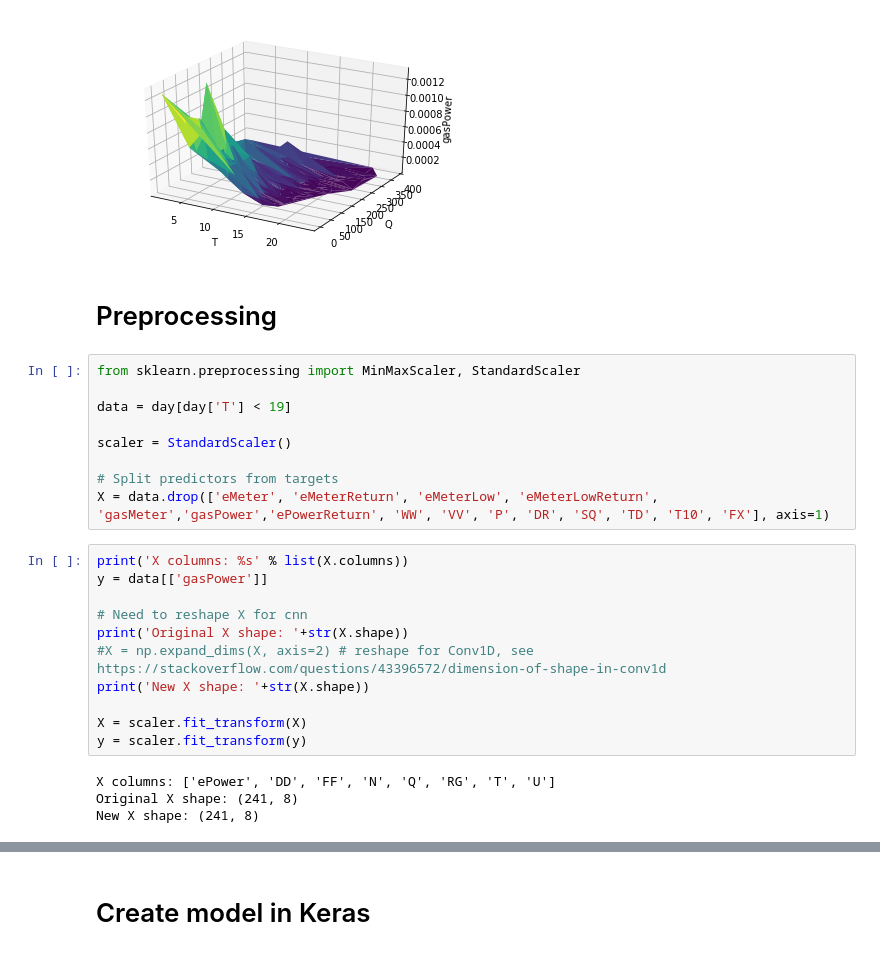
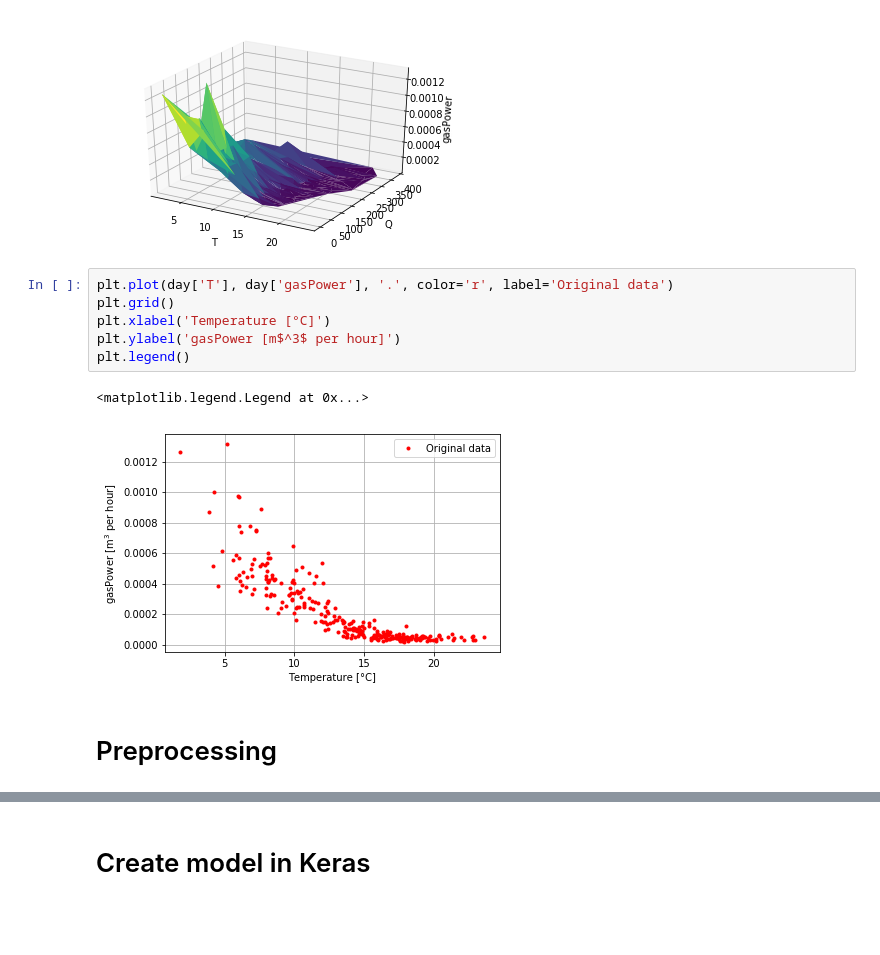
Before and after one commit to deKeijzer/KB-74-OPSCHALER, a Jupyter notebook: Personal_folders/Brian/Keras/Keras tryout.ipynb, the cells around one changed output, grey strips where cells are left out. Drawn from its saved outputs; the diff is of its cells as text; blank space fills up the shorter version.

```diff
--- a/Personal_folders/Brian/Keras/Keras tryout.ipynb
+++ b/Personal_folders/Brian/Keras/Keras tryout.ipynb
@@ -103,29 +103,14 @@ ax.set_zlabel('gasPower')
 # %% [output]
 Text(0.5,0,'gasPower')
 [figure]
+# %%
+plt.plot(day['T'], day['gasPower'], '.', color='r', label='Original data')
+plt.grid()
+plt.xlabel('Temperature [°C]')
+plt.ylabel('gasPower [m$^3$ per hour]')
+plt.legend()
+# %% [output]
+<matplotlib.legend.Legend at 0x...>
+[figure, added]
 # %% [markdown]
 # Preprocessing
-# %%
-from sklearn.preprocessing import MinMaxScaler, StandardScaler
-
-data = day[day['T'] < 19]
-
-scaler = StandardScaler()
-
-# Split predictors from targets
-X = data.drop(['eMeter', 'eMeterReturn', 'eMeterLow', 'eMeterLowReturn', 'gasMeter','gasPower','ePowerReturn', 'WW', 'VV', 'P', 'DR', 'SQ', 'TD', 'T10', 'FX'], axis=1)
-# %%
-print('X columns: %s' % list(X.columns))
-y = data[['gasPower']]
-
-# Need to reshape X for cnn
-print('Original X shape: '+str(X.shape))
-#X = np.expand_dims(X, axis=2) # reshape for Conv1D, see https://stackoverflow.com/questions/43396572/dimension-of-shape-in-conv1d
-print('New X shape: '+str(X.shape))
-
-X = scaler.fit_transform(X)
-y = scaler.fit_transform(y)
-# %% [output]
-X columns: ['ePower', 'DD', 'FF', 'N', 'Q', 'RG', 'T', 'U']
-Original X shape: (241, 8)
-New X shape: (241, 8)
```
Also changed, not shown: parts of 13 cells of this notebook.
